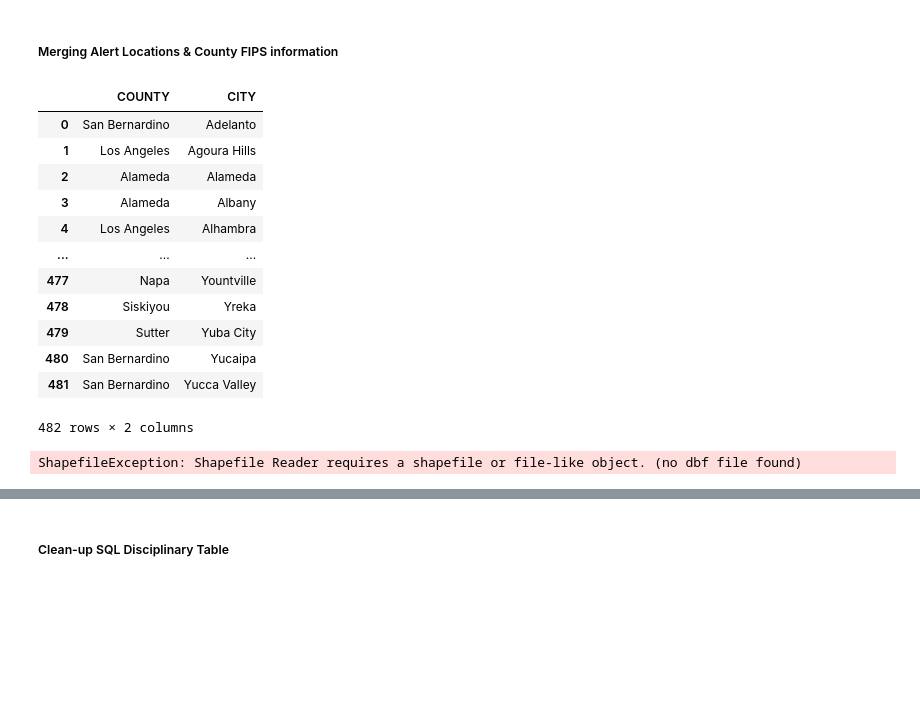
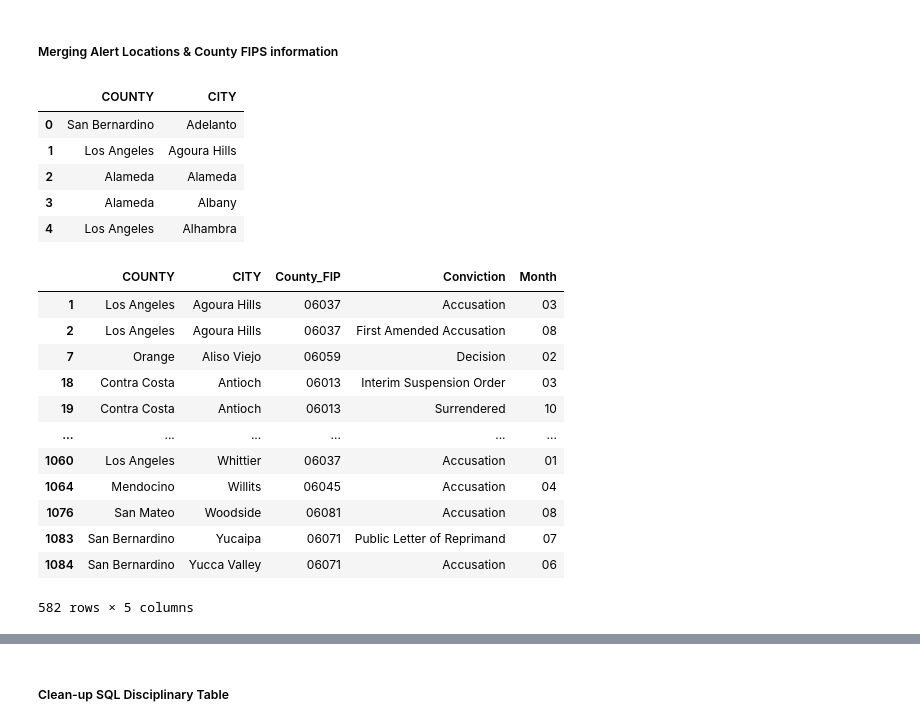
Before and after one commit to lleiva25/California-Medical-Board-2022, a Jupyter notebook: CA Medical Board.ipynb, the cells around one changed output, grey strips where cells are left out. Saved outputs shown, nothing was run; the diff lists cells and outputs as text; code cells hidden in the pictures; blank space fills up the shorter version.

```diff
--- a/CA Medical Board.ipynb
+++ b/CA Medical Board.ipynb
@@ -220,29 +244,22 @@ disciplinary_month_avg.head()
 # %%
 city_county_path = "/Users/leslieleiva/Documents/GitHub/California-Medical-Board-2022/Resources/California_Counties_Incorporated_Cities.csv"
 city_county_df = pd.DataFrame(pd.read_csv(city_county_path))
-city_county_df
+city_county_df.head()
 # %% [output]
 |  | COUNTY | CITY |
 | 0 | San Bernardino | Adelanto |
 | 1 | Los Angeles | Agoura Hills |
 | 2 | Alameda | Alameda |
 | 3 | Alameda | Albany |
 | 4 | Los Angeles | Alhambra |
-| ... | ... | ... |
-| 477 | Napa | Yountville |
-| 478 | Siskiyou | Yreka |
-| 479 | Sutter | Yuba City |
-| 480 | San Bernardino | Yucaipa |
-| 481 | San Bernardino | Yucca Valley |
-482 rows × 2 columns
 # %%
 #Read shapely files and plot
 from shapely.geometry import shape, mapping
 import shapefile as shp
 
 #Read shapefile from path
-shp_path = '/Users/leslieleiva/Documents/GitHub/California-Medical-Board-2022/Resources/California_County_Boundaries.shp'
-sf = shp.Reader(shp_path)
+shp_path = '/Users/leslieleiva/Documents/GitHub/WARN-Notice-Analysis/Resources/California_County_Boundaries/California_County_Boundaries.shp'
+sfile = shp.Reader(shp_path)
 
 # Converting shapefile data into a Pandas DataFrame
 def read_shapefile(sf):
@@ -259,10 +276,48 @@ def read_shapefile(sf):
     return df
 
 # Declare a variable for the df to be stored
-df = read_shapefile(sf)
+spdf = read_shapefile(sfile)
 
-#View Dataframe
-df.head()
+spdf['County_FIP'] = spdf['State_FIPS'].astype(str) + spdf['County_FIP'].astype(str)
+
+spdf = spdf[[
+    'CountyName',
+    'County_FIP'
+]]
+
+spdf = spdf.rename(columns={
+    'CountyName':'COUNTY'
+})
+
+merged_df = city_county_df.merge(spdf,
+                                 on='COUNTY',
+                                 how='outer')
+
+disciplinary_county_df = merged_df.merge(disciplinary_df,
+                                         on = 'CITY',
+                                         how='outer')
+
+disciplinary_county_df = disciplinary_county_df.dropna()
+
+disciplinary_county_df['Month'] = disciplinary_county_df['DATE\nOF ACTION'].dt.strftime('%m')
+
+del disciplinary_county_df['DATE\nOF ACTION']
+
+disciplinary_county_df.to_csv('/Users/leslieleiva/Documents/GitHub/California-Medical-Board-2022/Output/Discipline_Alerts_Database.csv')
+
+disciplinary_county_df
 # %% [output]
+|  | COUNTY | CITY | County_FIP | Conviction | Month |
+| 1 | Los Angeles | Agoura Hills | 06037 | Accusation | 03 |
+| 2 | Los Angeles | Agoura Hills | 06037 | First Amended Accusation | 08 |
+| 7 | Orange | Aliso Viejo | 06059 | Decision | 02 |
+| 18 | Contra Costa | Antioch | 06013 | Interim Suspension Order | 03 |
+| 19 | Contra Costa | Antioch | 06013 | Surrendered | 10 |
+| ... | ... | ... | ... | ... | ... |
+| 1060 | Los Angeles | Whittier | 06037 | Accusation | 01 |
+| 1064 | Mendocino | Willits | 06045 | Accusation | 04 |
+| 1076 | San Mateo | Woodside | 06081 | Accusation | 08 |
+| 1083 | San Bernardino | Yucaipa | 06071 | Public Letter of Reprimand | 07 |
+| 1084 | San Bernardino | Yucca Valley | 06071 | Accusation | 06 |
-ShapefileException: Shapefile Reader requires a shapefile or file-like object. (no dbf file found)
+582 rows × 5 columns
 # %%
```
Also changed, not shown: parts of 28 cells of this notebook, 12 other files.
